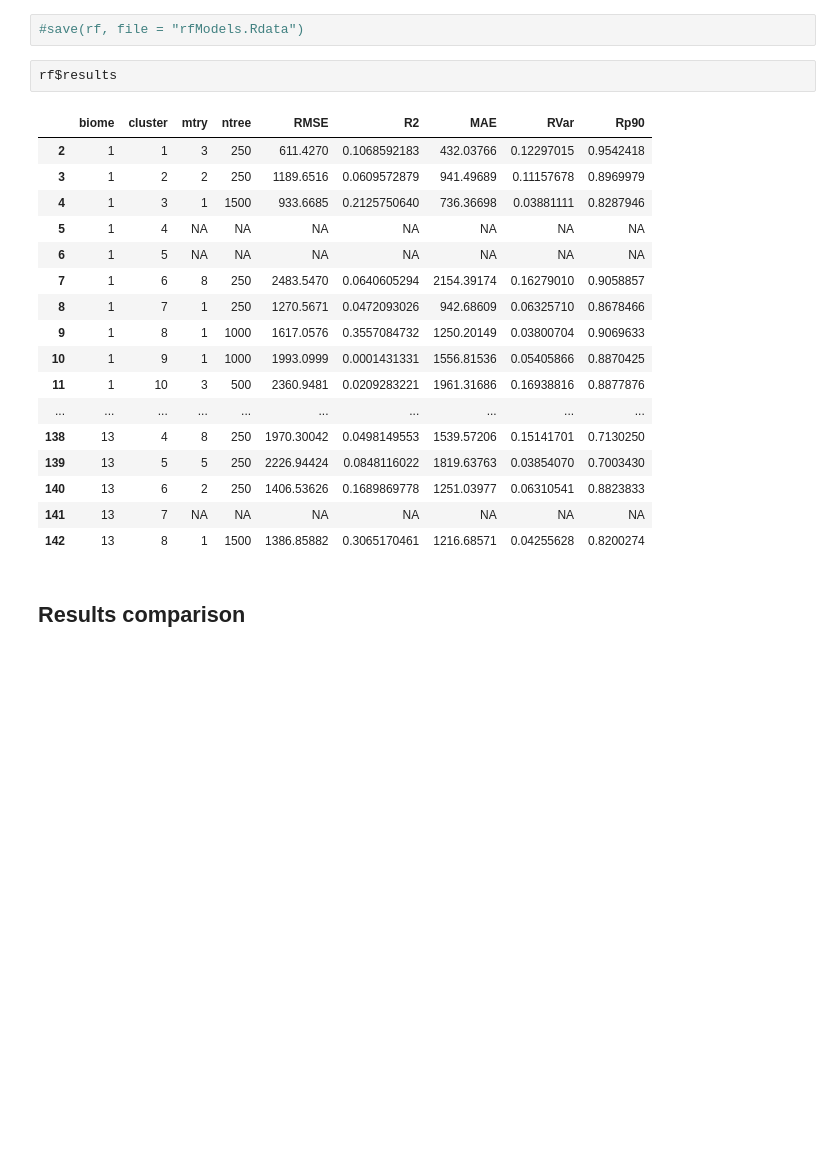
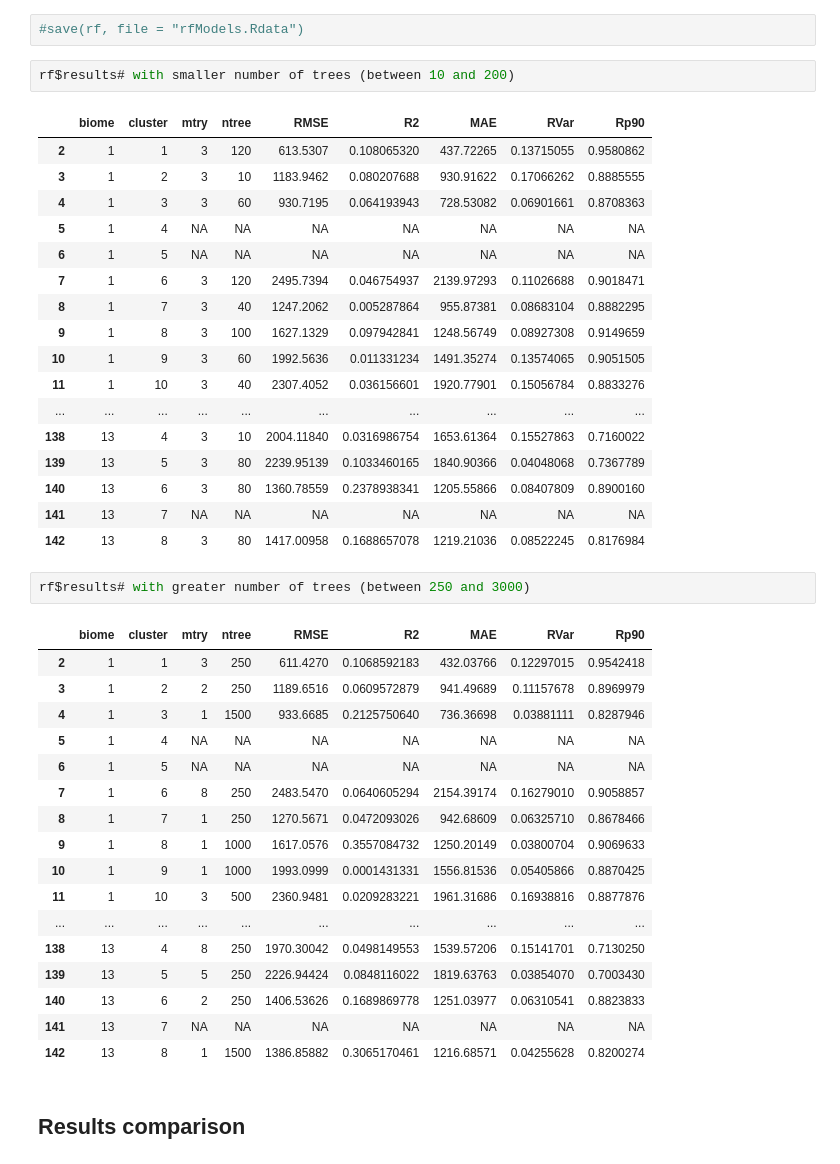
Before and after one commit to MarcosVM98/TFM, a Jupyter notebook: notebooks/Modelling_Expo.ipynb, the cells around one changed output. Cells and saved outputs as stored; diff of their text form; blank space fills up the shorter version.

Commit message:
Reorganizating the script and proving with lower number of trees

```diff
--- a/notebooks/Modelling_Expo.ipynb
+++ b/notebooks/Modelling_Expo.ipynb
@@ -101,8 +84,28 @@ lm$results
 rf = rf.clus(fireSeasonPer75_def, list(nina34, nao, poleur, ea, eawr, pna, scand, wp), mode = 'unimodal')
 # %%
 #save(rf, file = "rfModels.Rdata")
+# %%
+rf$results# with smaller number of trees (between 10 and 200)
+# %% [output]
+|  | biome | cluster | mtry | ntree | RMSE | R2 | MAE | RVar | Rp90 |
+| 2 | 1 | 1 | 3 | 120 | 613.5307 | 0.108065320 | 437.72265 | 0.13715055 | 0.9580862 |
+| 3 | 1 | 2 | 3 | 10 | 1183.9462 | 0.080207688 | 930.91622 | 0.17066262 | 0.8885555 |
+| 4 | 1 | 3 | 3 | 60 | 930.7195 | 0.064193943 | 728.53082 | 0.06901661 | 0.8708363 |
+| 5 | 1 | 4 | NA | NA | NA | NA | NA | NA | NA |
+| 6 | 1 | 5 | NA | NA | NA | NA | NA | NA | NA |
+| 7 | 1 | 6 | 3 | 120 | 2495.7394 | 0.046754937 | 2139.97293 | 0.11026688 | 0.9018471 |
+| 8 | 1 | 7 | 3 | 40 | 1247.2062 | 0.005287864 | 955.87381 | 0.08683104 | 0.8882295 |
+| 9 | 1 | 8 | 3 | 100 | 1627.1329 | 0.097942841 | 1248.56749 | 0.08927308 | 0.9149659 |
+| 10 | 1 | 9 | 3 | 60 | 1992.5636 | 0.011331234 | 1491.35274 | 0.13574065 | 0.9051505 |
+| 11 | 1 | 10 | 3 | 40 | 2307.4052 | 0.036156601 | 1920.77901 | 0.15056784 | 0.8833276 |
+| ... | ... | ... | ... | ... | ... | ... | ... | ... | ... |
+| 138 | 13 | 4 | 3 | 10 | 2004.11840 | 0.0316986754 | 1653.61364 | 0.15527863 | 0.7160022 |
+| 139 | 13 | 5 | 3 | 80 | 2239.95139 | 0.1033460165 | 1840.90366 | 0.04048068 | 0.7367789 |
+| 140 | 13 | 6 | 3 | 80 | 1360.78559 | 0.2378938341 | 1205.55866 | 0.08407809 | 0.8900160 |
+| 141 | 13 | 7 | NA | NA | NA | NA | NA | NA | NA |
+| 142 | 13 | 8 | 3 | 80 | 1417.00958 | 0.1688657078 | 1219.21036 | 0.08522245 | 0.8176984 |
 # %%
-rf$results
+rf$results# with greater number of trees (between 250 and 3000)
 # %% [output]
 |  | biome | cluster | mtry | ntree | RMSE | R2 | MAE | RVar | Rp90 |
 | 2 | 1 | 1 | 3 | 250 | 611.4270 | 0.1068592183 | 432.03766 | 0.12297015 | 0.9542418 |
```
Also changed, not shown: parts of 4 cells of this notebook, 1 other file.
